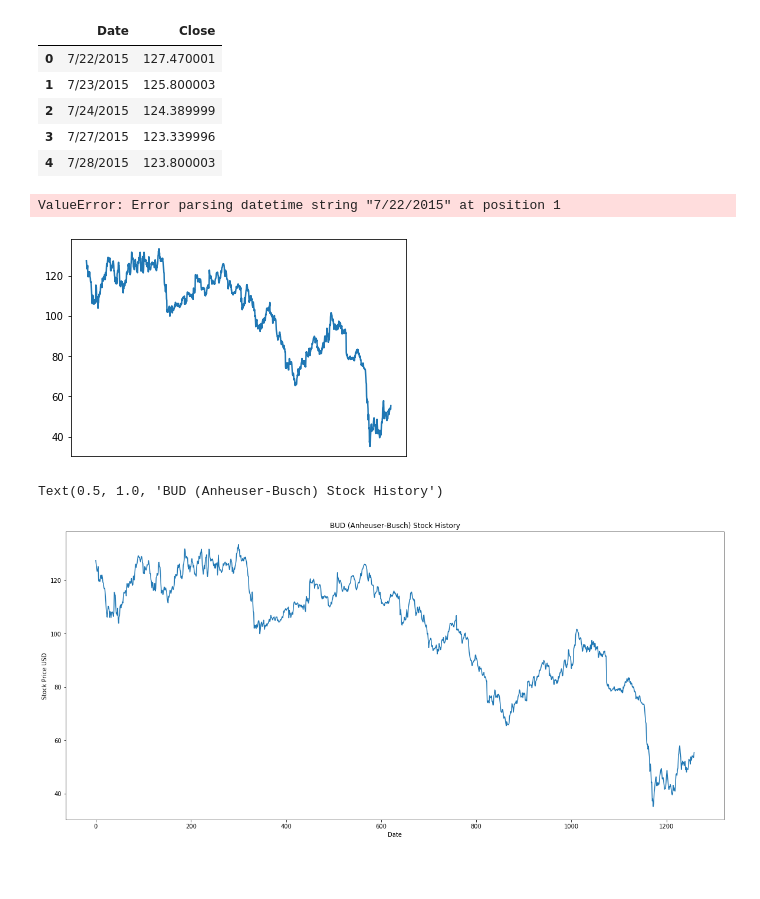
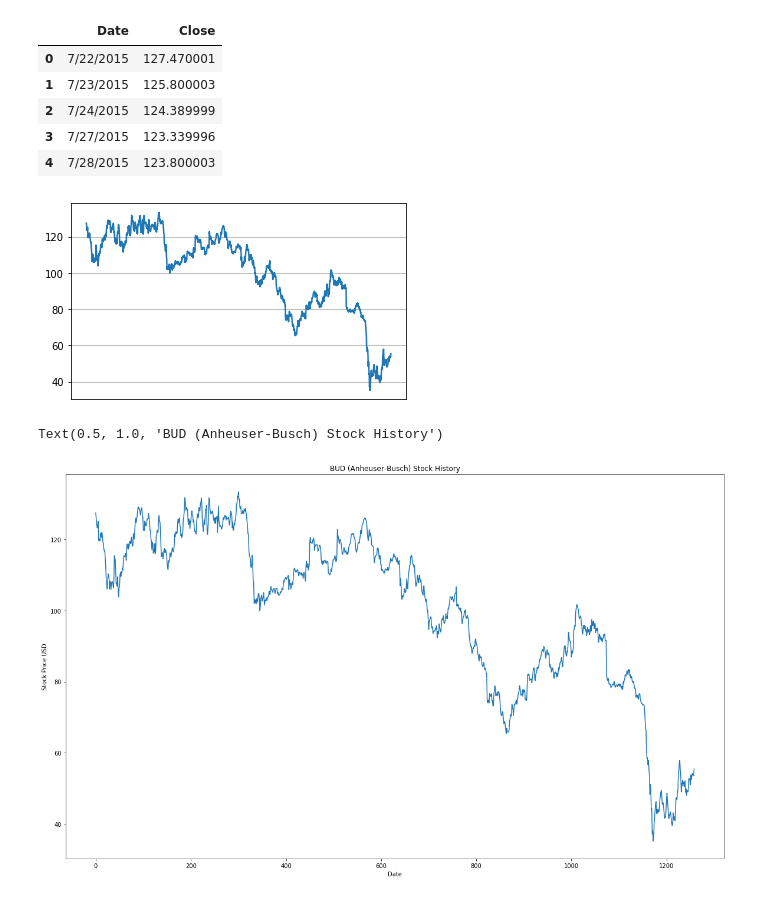
Before and after one commit to edwinmccracken/final_project, a Jupyter notebook: BUD_Analysis.ipynb, the cells around one changed output. Saved outputs shown, nothing was run; the diff lists cells and outputs as text; code cells hidden in the pictures; blank space fills up the shorter version.

```diff
--- a/BUD_Analysis.ipynb
+++ b/BUD_Analysis.ipynb
@@ -26,38 +31,32 @@ data1.head()
 # %%
 years = mdates.YearLocator()
 years_fmt = mdates.DateFormatter('%Y')
 months = mdates.MonthLocator()
 
 fig, ax = plt.subplots()
 ax.plot('Date', "Close", data=data)
 
 ax.xaxis.set_major_locator(years)
 ax.xaxis.set_major_formatter(years_fmt)
 ax.xaxis.set_minor_locator(months)
 
-# round to nearest years.
-datemin = np.datetime64(data['Date'][0], 'Y')
-datemax = np.datetime64(data['Date'][-1], 'Y') + np.timedelta64(1, 'Y')
-ax.set_xlim(datemin, datemax)
-
 # format the coords message box
 ax.format_xdata = mdates.DateFormatter('%Y-%m-%d')
 ax.format_ydata = lambda x: '$%1.2f' % x
 ax.grid(True)
 
 fig.autofmt_xdate()
 
 plt.show()
 # %% [output]
-ValueError: Error parsing datetime string "7/22/2015" at position 1
-[figure, old version]
+[figure, new version]
 # %%
 data1["Date"]=pd.to_datetime(data1.Date,format="%m/%d/%Y")
-plt.figure(figsize=(20,9))
+plt.figure(figsize=(20,12))
 plt.plot(data1["Close"])
 plt.ylabel('Stock Price USD')
 plt.xlabel('Date')
 plt.title('BUD (Anheuser-Busch) Stock History')
 # %% [output]
 Text(0.5, 1.0, 'BUD (Anheuser-Busch) Stock History')
-[figure, old version]
+[figure, new version]
```
Also changed, not shown: parts of 20 cells of this notebook, 7 other files.
